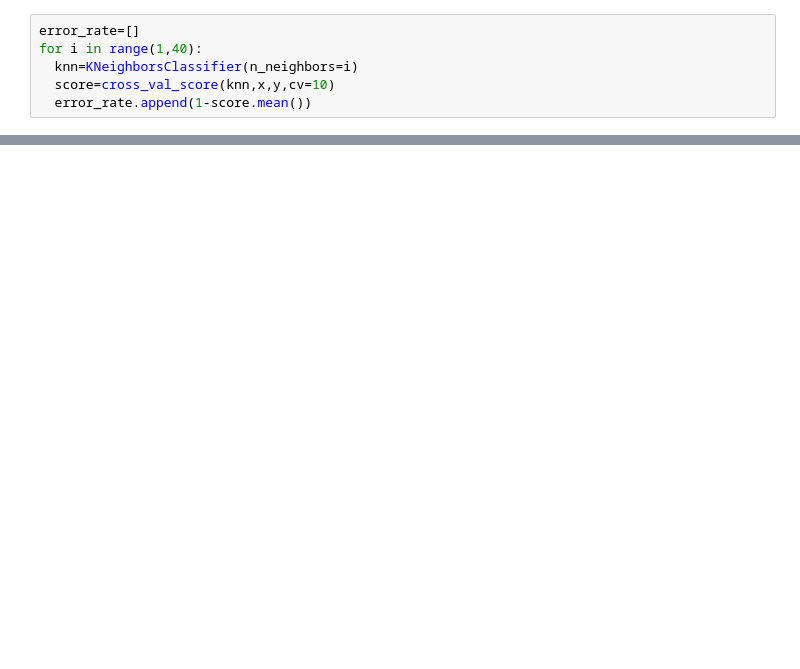
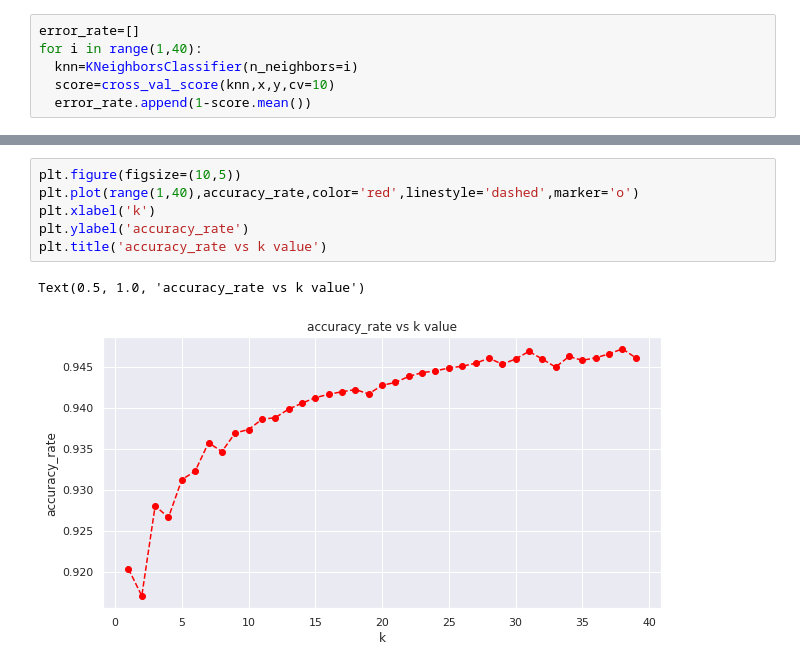
Before and after one commit to Alfahad12/Air-Quality-Index-Bucket-Prediction, a Jupyter notebook: proj_Final.ipynb, the cells around one changed output, grey strips where cells are left out. Cells and saved outputs as stored; diff of their text form; blank space fills up the shorter version.

```diff
--- a/proj_Final.ipynb
+++ b/proj_Final.ipynb
@@ -217,0 +276,9 @@ Text(0.5, 1.0, 'error_rate vs k value')
+# %%
+plt.figure(figsize=(10,5))
+plt.plot(range(1,40),accuracy_rate,color='red',linestyle='dashed',marker='o')
+plt.xlabel('k')
+plt.ylabel('accuracy_rate')
+plt.title('accuracy_rate vs k value')
+# %% [output]
+Text(0.5, 1.0, 'accuracy_rate vs k value')
+[figure, added]
```
Also changed, not shown: parts of 24 cells of this notebook.
